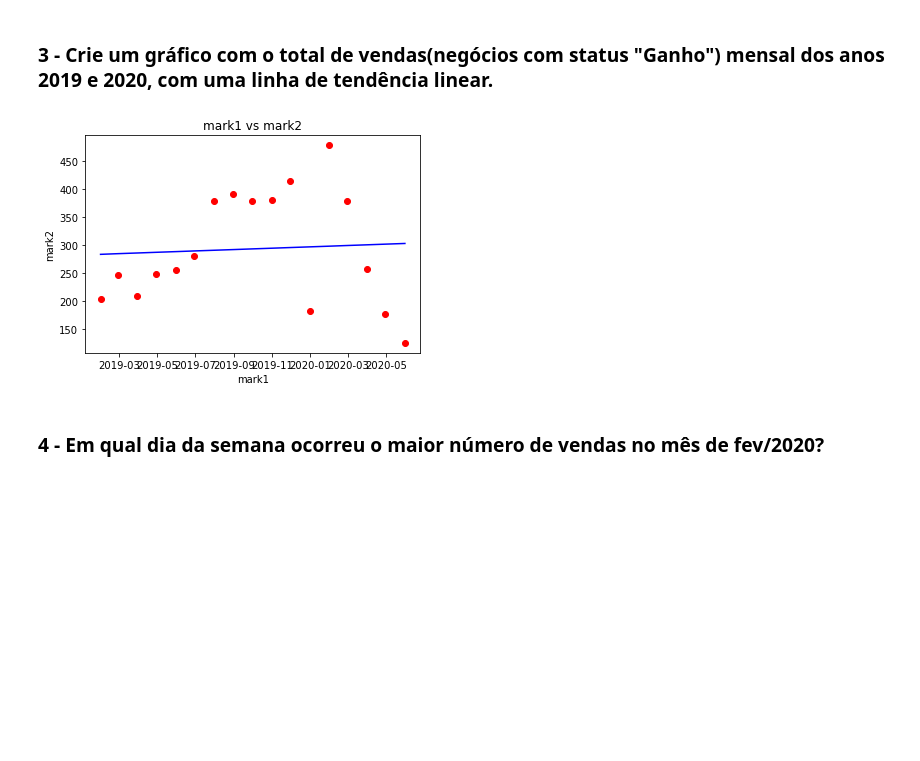
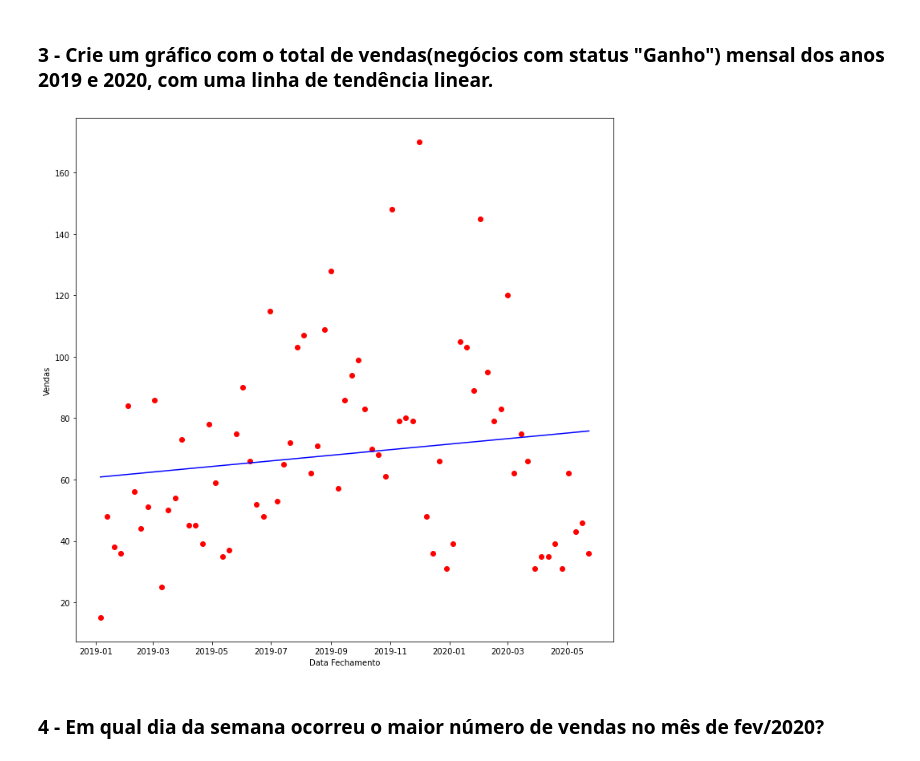
Before and after one commit to lunarti/Data-Challenge, a Jupyter notebook: teste coodesh.ipynb, the cells around one changed output. Drawn from its saved outputs; the diff is of its cells as text; code cells hidden in the pictures; blank space fills up the shorter version.

```diff
--- a/teste coodesh.ipynb
+++ b/teste coodesh.ipynb
@@ -57,24 +57,24 @@ subset2.tail(1)
 # %%
 mask = (df['Data Fechamento'] >= '2019-1-1') & (df['Data Fechamento'] <= '2020-12-31')
 subset3=df.loc[mask]
 subset3=subset3[subset3['Status']=='Ganho']
-subset3=subset3.groupby(pd.Grouper(key='Data Fechamento',freq='M')).count().reset_index()
+subset3=subset3.groupby(pd.Grouper(key='Data Fechamento',freq='1w')).count().reset_index()
 subset3.rename(columns = {'Status':'Vendas'}, inplace = True)
 
 X=np.arange(1,len(subset3.index)+1)
 X=X.reshape(len(X),1)
 regressor=LinearRegression()
 regressor.fit(X,subset3[['Vendas']])
 y_pred = regressor.predict(X)
 
+plt.figure(figsize=(12 ,12))
 plt.scatter(subset3[['Data Fechamento']], subset3[['Vendas']], color = 'red')
 plt.plot(subset3[['Data Fechamento']], y_pred, color = 'blue')
-plt.title('mark1 vs mark2')
-plt.xlabel('mark1')
-plt.ylabel('mark2')
+plt.xlabel('Data Fechamento')
+plt.ylabel('Vendas')
 plt.show()
 # %% [output]
-[figure, old version]
+[figure, new version]
 # %% [markdown]
 ### 4 - Em qual dia da semana ocorreu o maior número de vendas no mês de fev/2020?
 # %%
```
Also changed, not shown: parts of 18 cells of this notebook.
